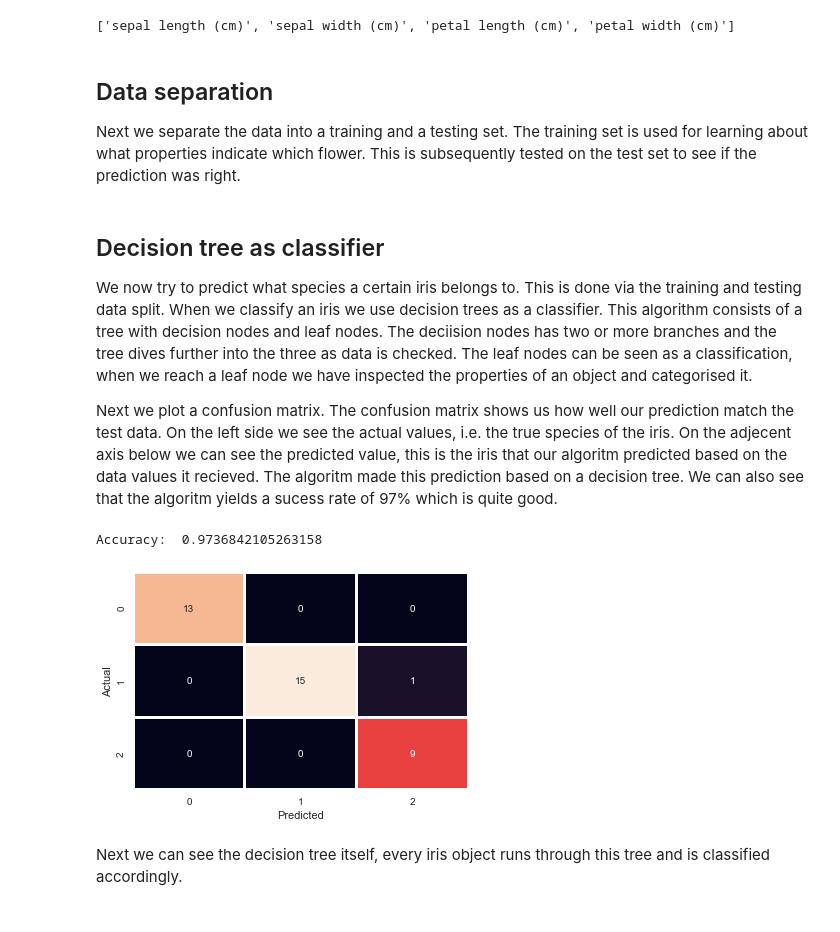
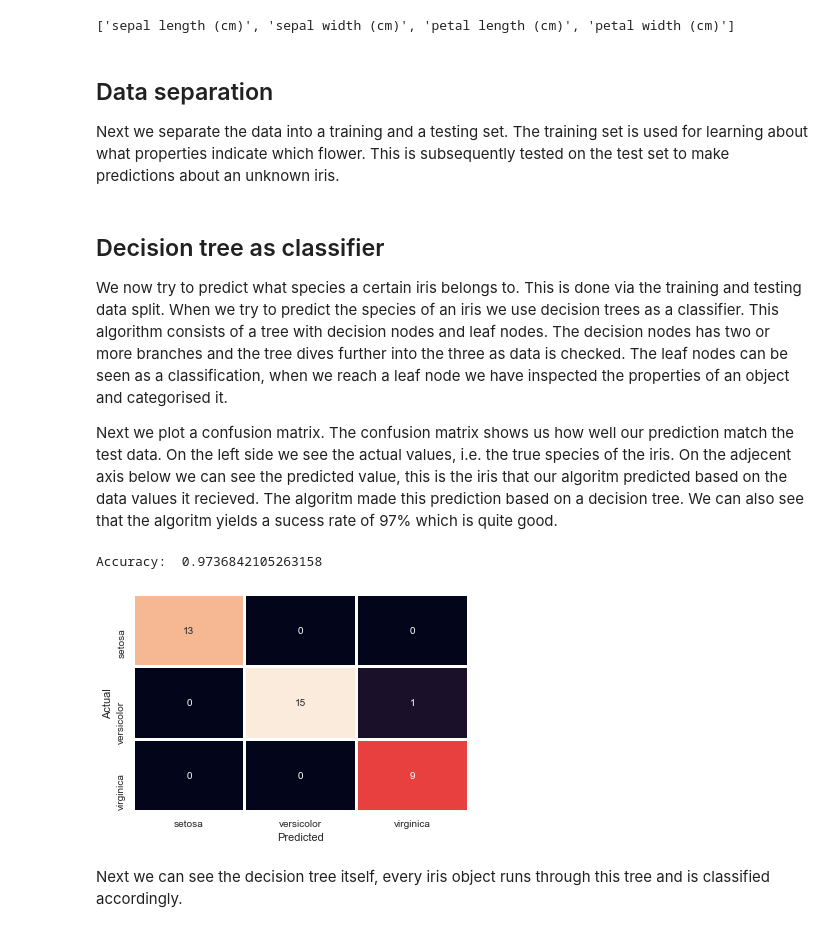
Before and after one commit to antondanieli/DAT405-assignments, a Jupyter notebook: assignments/assignment 2/assignment_2.ipynb, the cells around one changed output. Drawn from its saved outputs; the diff is of its cells as text; code cells hidden in the pictures.

```diff
--- a/assignments/assignment 2/assignment_2.ipynb
+++ b/assignments/assignment 2/assignment_2.ipynb
@@ -120,7 +120,7 @@ print(iris.feature_names)
 ['sepal length (cm)', 'sepal width (cm)', 'petal length (cm)', 'petal width (cm)']
 # %% [markdown]
 ## Data separation
-Next we separate the data into a training and a testing set. The training set is used for learning about what properties indicate which flower. This is subsequently tested on the test set to see if the prediction was right.
+Next we separate the data into a training and a testing set. The training set is used for learning about what properties indicate which flower. This is subsequently tested on the test set to make predictions about an unknown iris.
 # %%
 #Split data from label
 X, y = datasets.load_iris(return_X_y=True)
@@ -129,31 +129,31 @@ X, y = datasets.load_iris(return_X_y=True)
 X_train, X_test, y_train, y_test = train_test_split(X, y, test_size=0.25, random_state=1)
 # %% [markdown]
 ## Decision tree as classifier
-We now try to predict what species a certain iris belongs to. This is done via the training and testing data split. When we classify an iris we use decision trees as a classifier. This algorithm consists of a tree with decision nodes and leaf nodes. The deciision nodes has two or more branches and the tree dives further into the three as data is checked. The leaf nodes can be seen as a classification, when we reach a leaf node we have inspected the properties of an object and categorised it.
+We now try to predict what species a certain iris belongs to. This is done via the training and testing data split. When we try to predict the species of an iris we use decision trees as a classifier. This algorithm consists of a tree with decision nodes and leaf nodes. The decision nodes has two or more branches and the tree dives further into the three as data is checked. The leaf nodes can be seen as a classification, when we reach a leaf node we have inspected the properties of an object and categorised it.
 
 Next we plot a confusion matrix. The confusion matrix shows us how well our prediction match the test data. On the left side we see the actual values, i.e. the true species of the iris. On the adjecent axis below we can see the predicted value, this is the iris that our algoritm predicted based on the data values it recieved. The algoritm made this prediction based on a decision tree. We can also see that the algoritm yields a sucess rate of 97% which is quite good.
 # %%
 #Now use decisiontree as classifier
 clf = DecisionTreeClassifier(random_state=1)
 clf.fit(X_train, y_train)
 
 #create predictions
 y_pred = clf.predict(X_test)
 
 
 
 print("Accuracy: ",metrics.accuracy_score(y_test,y_pred))
 data = {'y_Actual' : y_test, 'y_Predicted' : y_pred}
 df = pd.DataFrame(data, columns=['y_Actual','y_Predicted'])
-confusion_matrix = pd.crosstab(df['y_Actual'], df['y_Predicted'], rownames=['Actual'], colnames=['Predicted'])
+CM = pd.crosstab(df['y_Actual'], df['y_Predicted'], rownames=['Actual'], colnames=['Predicted'])
 
-ax =sns.heatmap(confusion_matrix, annot=True,linewidths=2,cbar = False)
+ax =sns.heatmap(CM, annot=True,linewidths=2,cbar = False, xticklabels = iris.target_names,yticklabels = iris.target_names)
 bottom, top = ax.get_ylim()
 ax.set_ylim(bottom + 0.5, top - 0.5)
 plt.show()
 # %% [output]
 Accuracy:  0.9736842105263158
-[figure, old version]
+[figure, new version]
 # %% [markdown]
 Next we can see the decision tree itself, every iris object runs through this tree and is classified accordingly.
 # %%
```
Also changed, not shown: parts of 12 cells of this notebook.
